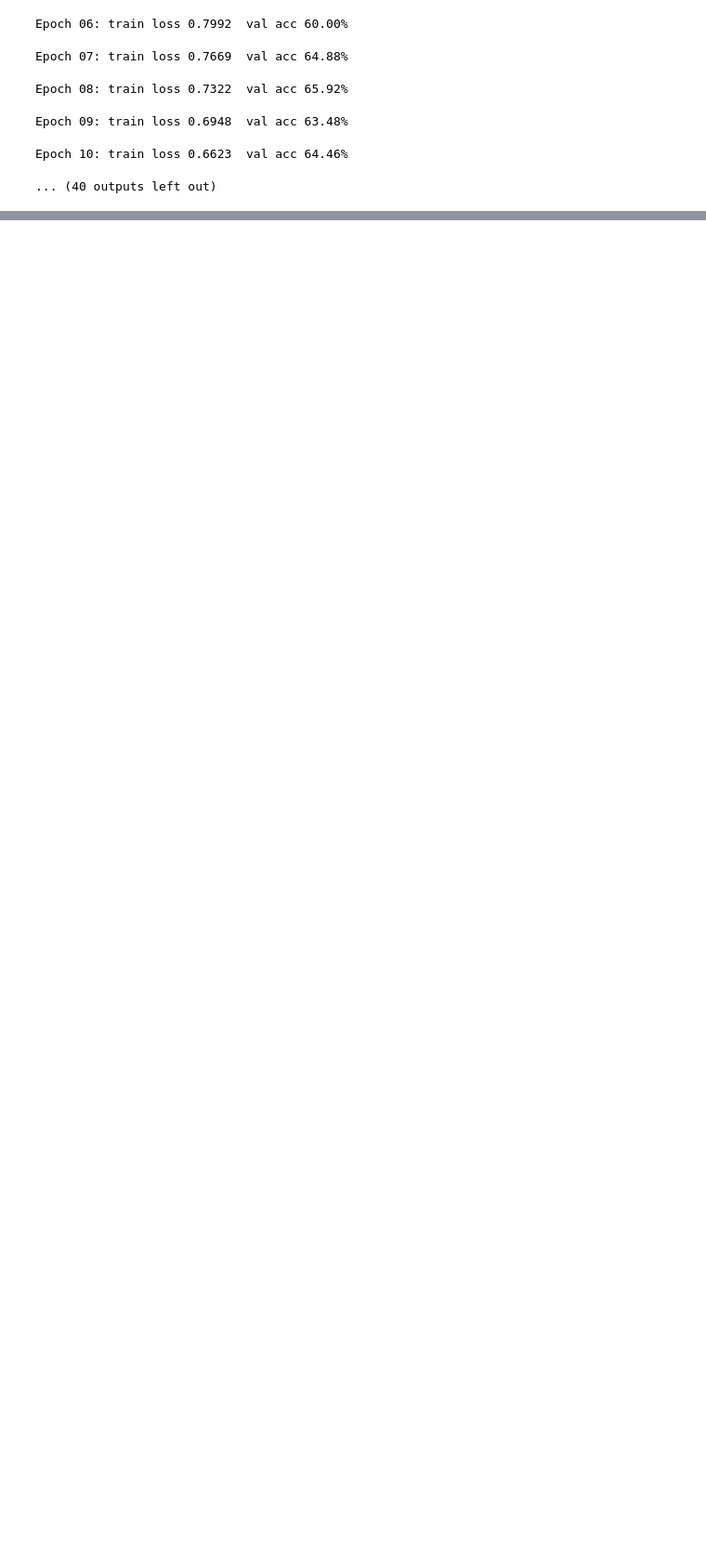
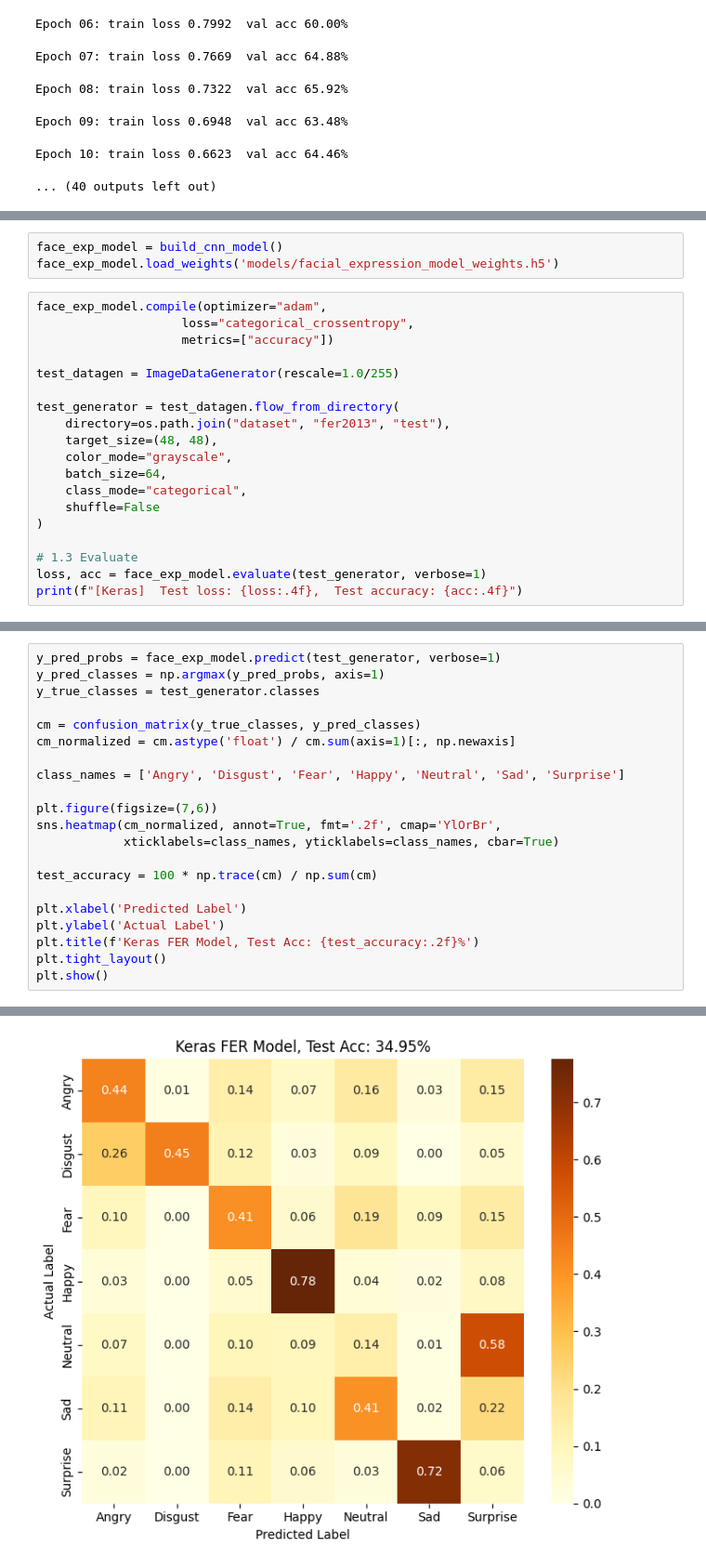
Before and after one commit to yh-li-0604/CSE559, a Jupyter notebook: src/cse559/FinalProject/test.ipynb, the cells around one changed output, grey strips where cells are left out. Shown at 93% size. Drawn from its saved outputs; the diff is of its cells as text; blank space fills up the shorter version.

Commit message:
Update on facial_expression

```diff
--- a/src/cse559/FinalProject/test.ipynb
+++ b/src/cse559/FinalProject/test.ipynb
@@ -274,0 +373,22 @@ plt.show()
+# %%
+face_exp_model = build_cnn_model()
+face_exp_model.load_weights('models/facial_expression_model_weights.h5')
+# %%
+face_exp_model.compile(optimizer="adam",
+                    loss="categorical_crossentropy",
+                    metrics=["accuracy"])
+
+test_datagen = ImageDataGenerator(rescale=1.0/255)
+
+test_generator = test_datagen.flow_from_directory(
+    directory=os.path.join("dataset", "fer2013", "test"),
+    target_size=(48, 48),
+    color_mode="grayscale",
+    batch_size=64,
+    class_mode="categorical",
+    shuffle=False
+)
+
+# 1.3 Evaluate
+loss, acc = face_exp_model.evaluate(test_generator, verbose=1)
+print(f"[Keras]  Test loss: {loss:.4f},  Test accuracy: {acc:.4f}")
@@ -274,0 +399,22 @@ plt.show()
+# %%
+y_pred_probs = face_exp_model.predict(test_generator, verbose=1)
+y_pred_classes = np.argmax(y_pred_probs, axis=1)
+y_true_classes = test_generator.classes
+
+cm = confusion_matrix(y_true_classes, y_pred_classes)
+cm_normalized = cm.astype('float') / cm.sum(axis=1)[:, np.newaxis]
+
+class_names = ['Angry', 'Disgust', 'Fear', 'Happy', 'Neutral', 'Sad', 'Surprise']
+
+plt.figure(figsize=(7,6))
+sns.heatmap(cm_normalized, annot=True, fmt='.2f', cmap='YlOrBr',
+            xticklabels=class_names, yticklabels=class_names, cbar=True)
+
+test_accuracy = 100 * np.trace(cm) / np.sum(cm)
+
+plt.xlabel('Predicted Label')
+plt.ylabel('Actual Label')
+plt.title(f'Keras FER Model, Test Acc: {test_accuracy:.2f}%')
+plt.tight_layout()
+plt.show()
+# %% [output]
@@ -274,0 +422 @@ plt.show()
+[figure, added]
```
Also changed, not shown: parts of 13 cells of this notebook, 7 other files.
